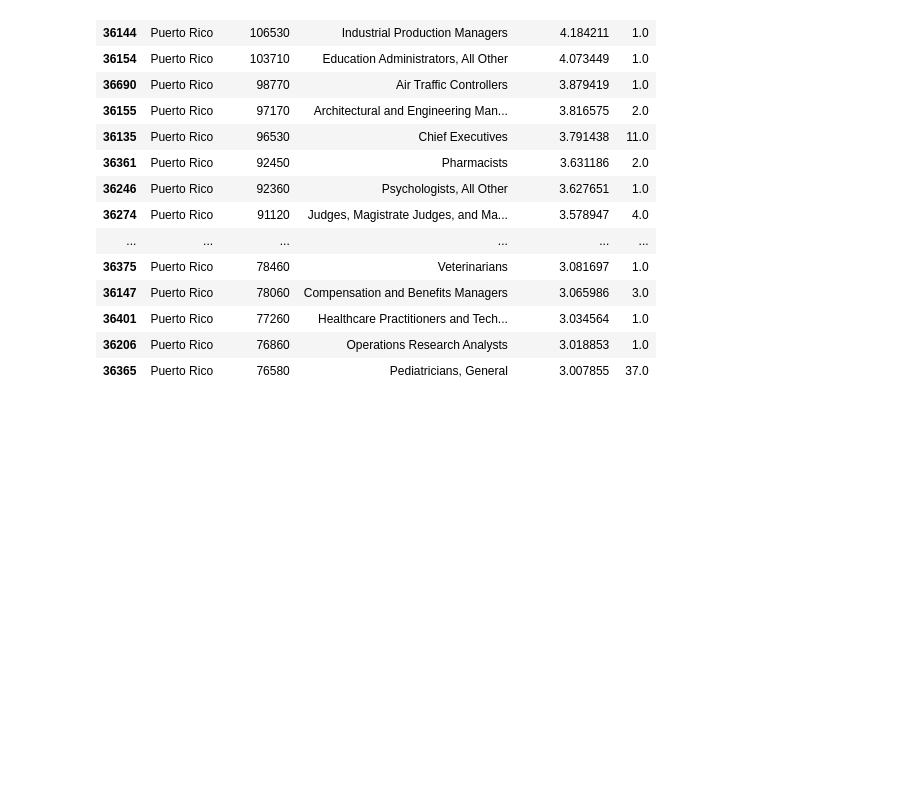
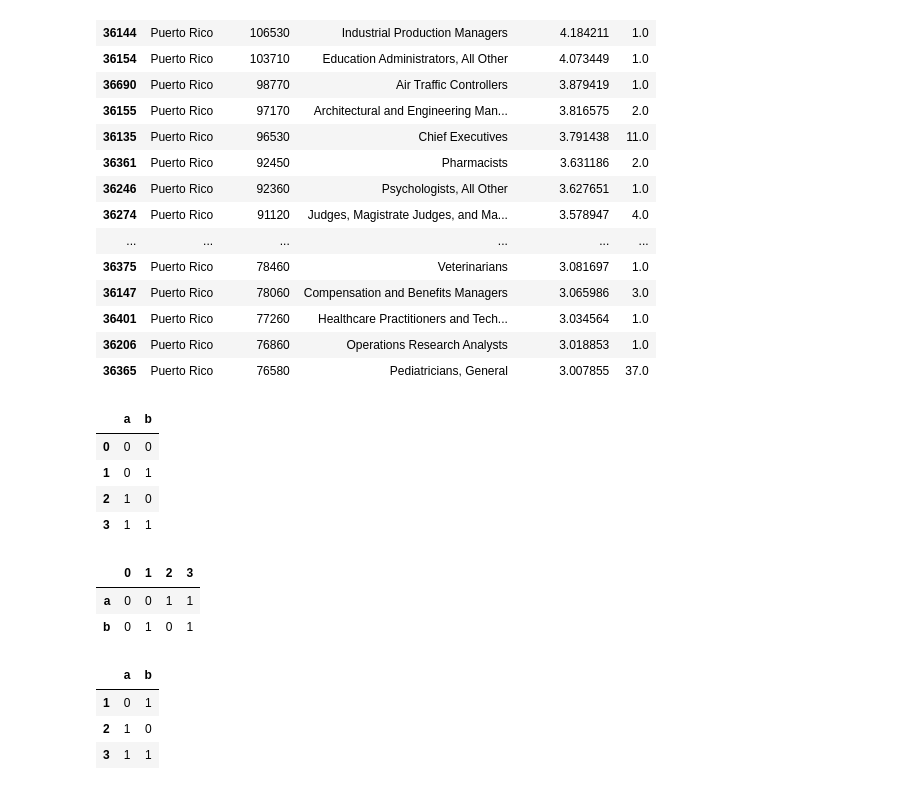
Before and after one commit to MikeDaBossss/Placestolive, a Jupyter notebook: rent.ipynb, the cells around one changed output. Drawn from its saved outputs; the diff is of its cells as text; code cells hidden in the pictures; blank space fills up the shorter version.

```diff
--- a/rent.ipynb
+++ b/rent.ipynb
@@ -499,3 +515,26 @@ countyrent[countyrent['STATE'] == 'Puerto Rico'][['STATE','A_MEDIAN','OCC_TITLE'
 # %%
 #apparently puerto rico just has a lot of people who make very little compared to the most important higher earning jobs.
 #that is why they have the most highest ranked job premiums per the median.
+# %%
+f = pd.DataFrame(({'a':[0,0,1,1], 'b':[0,1,0,1]}))
+# %%
+f
+# %% [output]
+|  | a | b |
+| 0 | 0 | 0 |
+| 1 | 0 | 1 |
+| 2 | 1 | 0 |
+| 3 | 1 | 1 |
+# %%
+f.T
+# %% [output]
+|  | 0 | 1 | 2 | 3 |
+| a | 0 | 0 | 1 | 1 |
+| b | 0 | 1 | 0 | 1 |
+# %%
+f[(f != 0).any(axis=1)]
+# %% [output]
+|  | a | b |
+| 1 | 0 | 1 |
+| 2 | 1 | 0 |
+| 3 | 1 | 1 |
```
Also changed, not shown: parts of 14 cells of this notebook.
